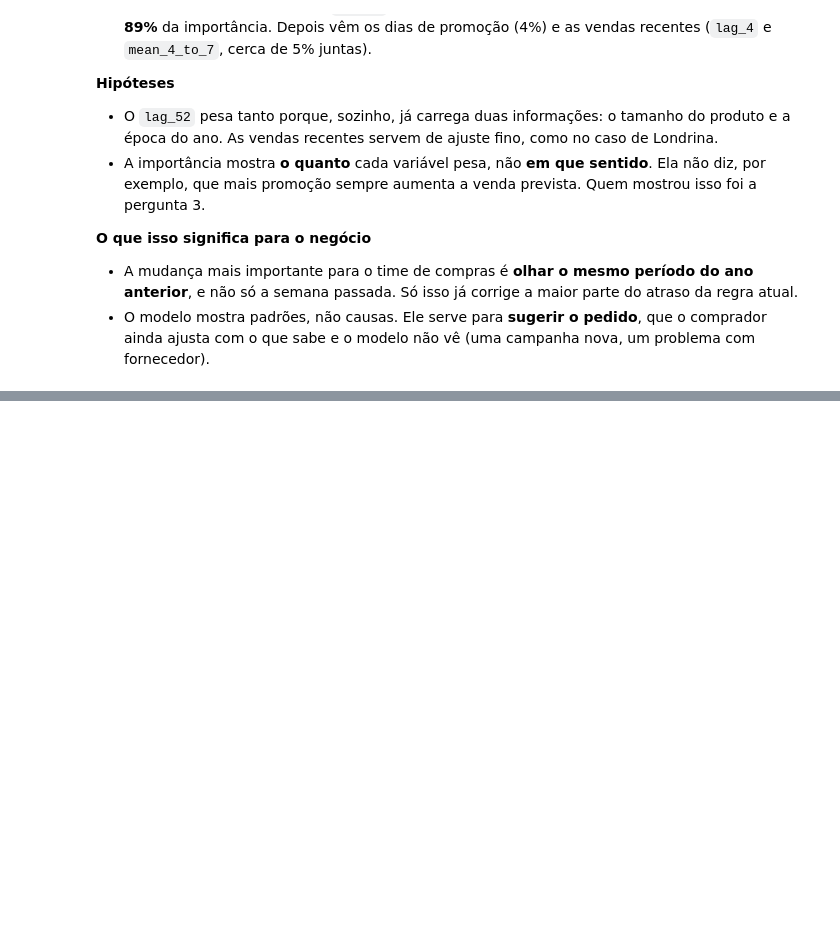
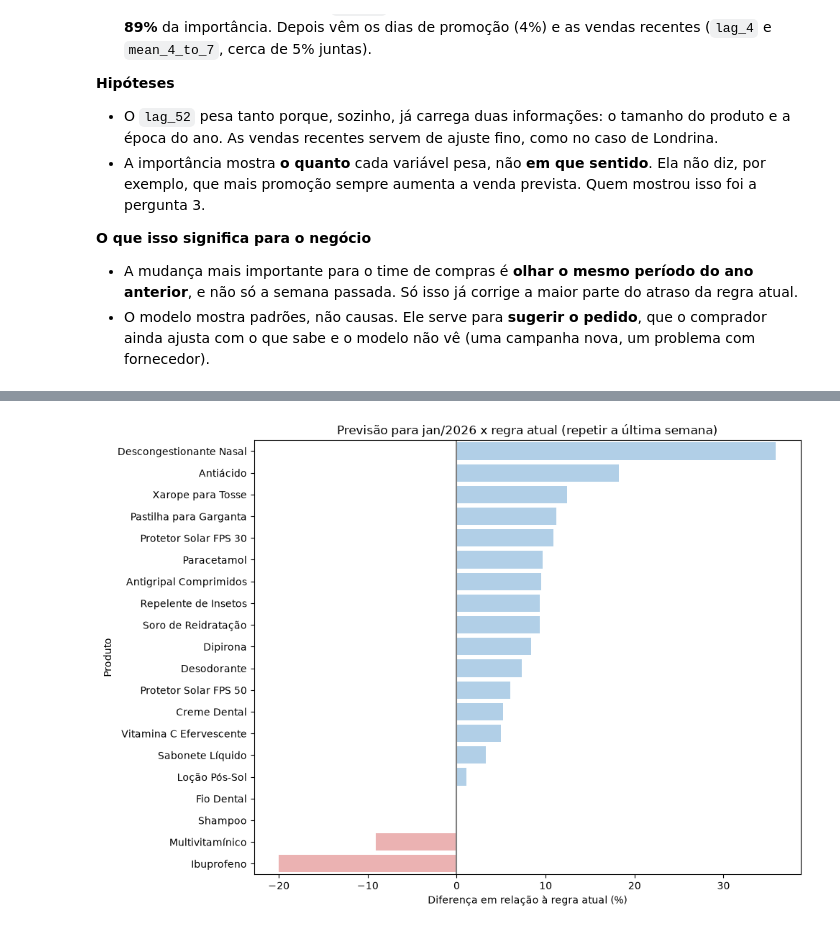
Before and after one commit to ricardo-paganini/pharmacy-demand-forecast, a Jupyter notebook: pharmacy_demand_forecast.ipynb, the cells around one changed output, grey strips where cells are left out. Drawn from its saved outputs; the diff is of its cells as text; code cells hidden in the pictures; blank space fills up the shorter version.

Commit message:
Add January 2026 forecast and suggested orders

```diff
--- a/pharmacy_demand_forecast.ipynb
+++ b/pharmacy_demand_forecast.ipynb
@@ -879,0 +894,7 @@ dtype: float64
+# %%
+X_all = pd.get_dummies(model_data[features], columns=['product_id'], drop_first=True)
+
+final_model = RandomForestRegressor(n_estimators=100, max_depth=10, random_state=42)
+final_model.fit(X_all, model_data['units_sold'])
+
+print('Modelo final treinado com', len(X_all), 'linhas')
@@ -879,0 +932,5 @@ dtype: float64
+# %%
+X_future = pd.get_dummies(forecast[features], columns=['product_id'], drop_first=True)
+forecast['forecast'] = final_model.predict(X_future).round().astype(int)
+
+forecast.pivot_table(index='product_id', columns='week', values='forecast').head()
@@ -879,0 +945,16 @@ dtype: float64
+# %%
+last_week = weekly_product[weekly_product['week'] == '2025-12-28'].set_index('product_id')['units_sold']
+product_error = evaluation.groupby('product_id')['model_error_pct'].mean()
+
+order = forecast.groupby('product_id')['forecast'].sum().to_frame('forecast_4_weeks')
+order['current_rule'] = last_week * 4
+order['change_pct'] = ((order['forecast_4_weeks'] / order['current_rule'] - 1) * 100).round(1)
+order['safety_margin_pct'] = product_error.round(1)
+order['suggested_order'] = (order['forecast_4_weeks'] * (1 + order['safety_margin_pct'] / 100)).round().astype(int)
+
+order = order.merge(products[['product_id', 'product_name']], left_index=True, right_on='product_id').set_index('product_name')
+order = order[['current_rule', 'forecast_4_weeks', 'change_pct', 'safety_margin_pct', 'suggested_order']]
+order = order.sort_values('change_pct', ascending=False)
+
+print(order[['current_rule', 'forecast_4_weeks', 'suggested_order']].sum())
+order
@@ -879,0 +984,13 @@ dtype: float64
+# %%
+colors = ['#a8d0f0' if value >= 0 else '#f4a9a8' for value in order['change_pct']]
+
+fig, ax = plt.subplots(figsize=(10, 7))
+sns.barplot(x=order['change_pct'], y=order.index, hue=order.index, palette=colors, legend=False, ax=ax)
+ax.axvline(0, color='gray')
+ax.set_title('Previsão para jan/2026 x regra atual (repetir a última semana)')
+ax.set_xlabel('Diferença em relação à regra atual (%)')
+ax.set_ylabel('Produto')
+plt.tight_layout()
+plt.show()
+# %% [output]
+[figure, added]
```
Also changed, not shown: parts of 6 cells of this notebook.
